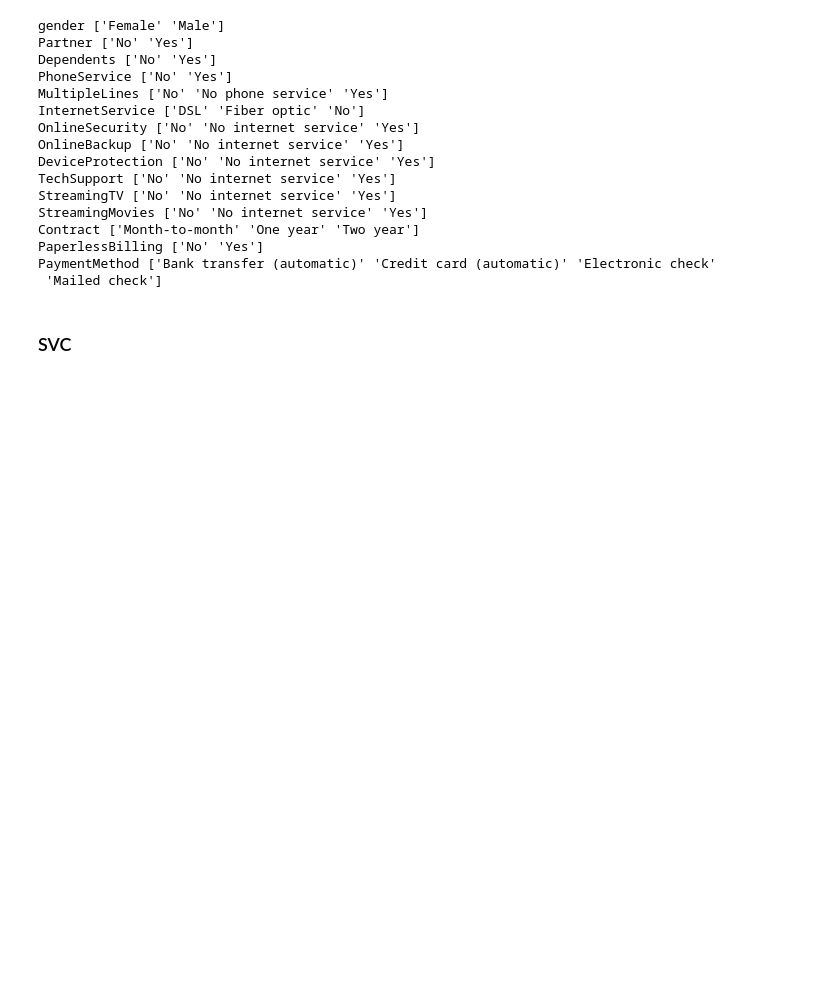
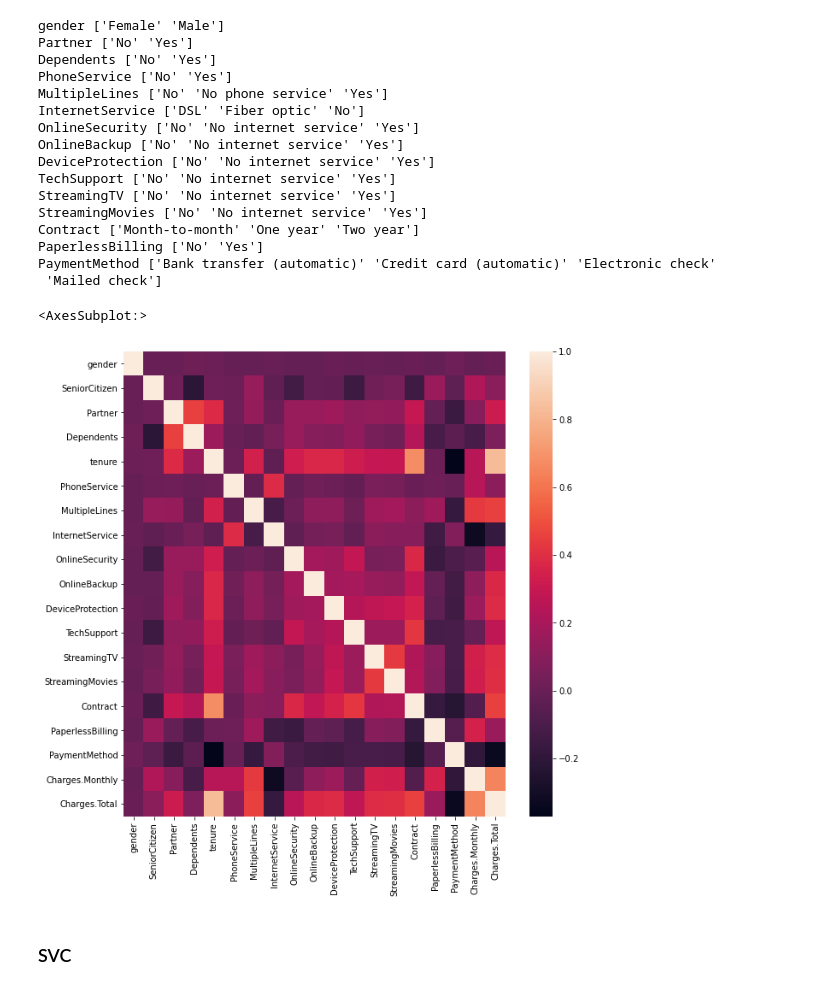
Before and after one commit to ViniciusSimm/alura-voz, a Jupyter notebook: predictive_tryout.ipynb, the cells around one changed output. Drawn from its saved outputs; the diff is of its cells as text; code cells hidden in the pictures; blank space fills up the shorter version.

```diff
--- a/predictive_tryout.ipynb
+++ b/predictive_tryout.ipynb
@@ -111,6 +111,12 @@ PaymentMethod ['Bank transfer (automatic)' 'Credit card (automatic)' 'Electronic
  'Mailed check']
 # %%
 X_train, X_test, Y_train, Y_test = train_test_split(X, Y, test_size=0.2, random_state=100)
+# %%
+plt.figure(figsize=(10,10))
+sns.heatmap(X.corr())
+# %% [output]
+<AxesSubplot:>
+[figure, added]
 # %% [markdown]
 ### SVC
 # %%
```
Also changed, not shown: parts of 1 cell of this notebook.
